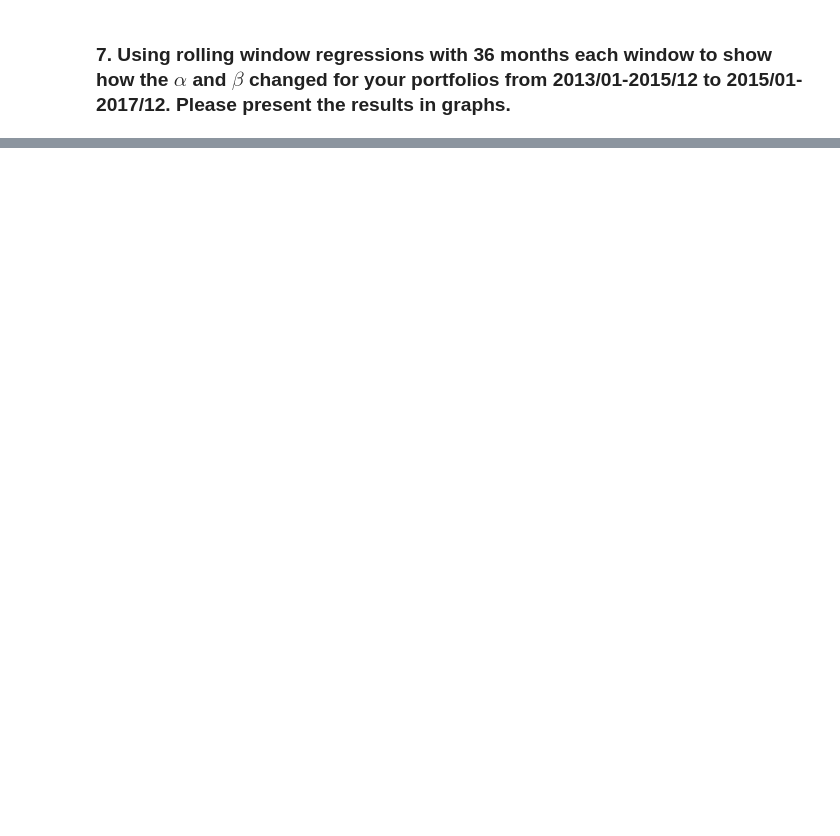
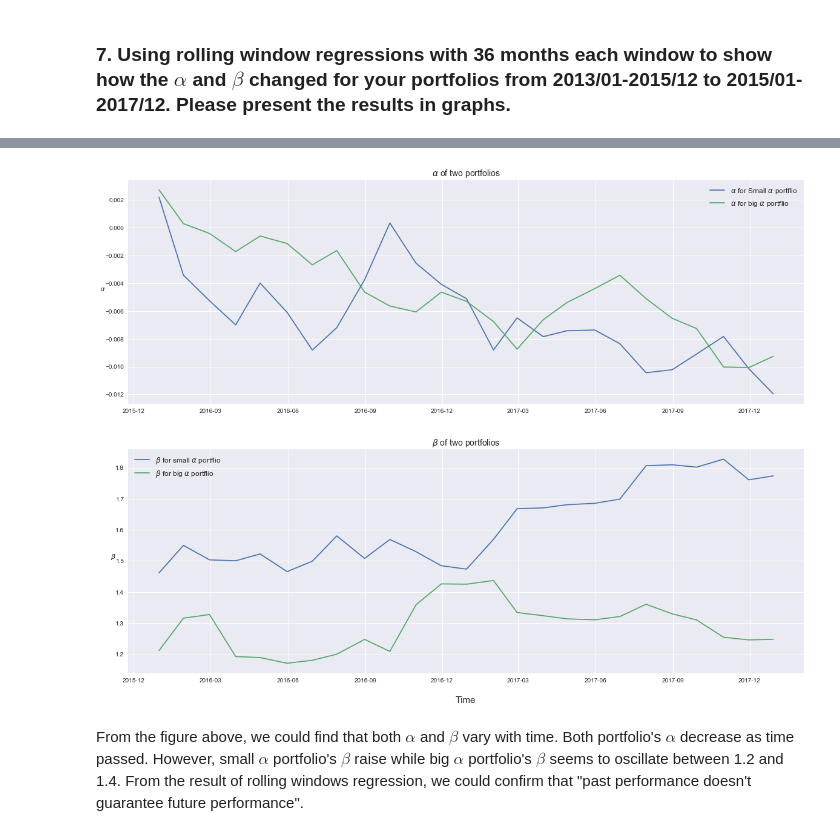
Before and after one commit to Andy-Liu66/2018NCCU-Econometrics, a Jupyter notebook: Homework 1/Homework 1.ipynb, the cells around one changed output, grey strips where cells are left out. Drawn from its saved outputs; the diff is of its cells as text; code cells hidden in the pictures; blank space fills up the shorter version.

```diff
--- a/Homework 1/Homework 1.ipynb
+++ b/Homework 1/Homework 1.ipynb
@@ -671,0 +672,23 @@ https://sebastianraschka.com/Articles/2014_ipython_internal_links.html
+# %%
+def run_rolling_regression(data, timeframe):
+    result = pd.DataFrame([])
+    for i in range(len(data) - timeframe + 1):
+        temp_data = data.iloc[i:i+timeframe, ]
+        temp_reg_result = run_regression(temp_data.MKTRF, temp_data.RIRF)
+        temp_reg_result.index = [temp_data.iloc[-1, ].DATE]
+        result = pd.concat([result, temp_reg_result])
+    return result
+# %%
+# select data which lie between 2008/01/01 and 2012/12/31
+date_start = datetime.strptime("2013/01/01", "%Y/%m/%d").date()
+date_end = datetime.strptime("2017/12/31", "%Y/%m/%d").date()
+
+small_temp_result = small_temp_result[(small_temp_result.DATE > date_start) &
+                                      (small_temp_result.DATE <= date_end)]
+
+big_temp_result = big_temp_result[(big_temp_result.DATE > date_start) &
+                                  (big_temp_result.DATE <= date_end)]
+
+# run regression
+small_alpha_reg_result = run_rolling_regression(small_temp_result, 36)
+big_alpha_reg_result = run_rolling_regression(big_temp_result, 36)
@@ -671,0 +715,24 @@ https://sebastianraschka.com/Articles/2014_ipython_internal_links.html
+# %%
+# plot result of alpha and beta for both portfolio
+fig, ax = plt.subplots(2, 1, figsize = (20, 15))
+fig.text(0.5, 0.08, "Time", fontsize = 15)
+
+ax1 = ax[0]
+ax1.plot(small_alpha_reg_result.Alpha, label=r"$\alpha$ for Small $\alpha$ portflio")
+ax1.plot(big_alpha_reg_result.Alpha, label=r"$\alpha$ for big $\alpha$ portflio")
+plt.sca(ax1)
+plt.ylabel(r"$\alpha$", rotation=0, size=10)
+plt.title(r"$\alpha$ of two portfolios", size=14)
+plt.legend(fontsize=12)
+
+ax2 = ax[1]
+ax2.plot(small_alpha_reg_result.Beta, label=r"$\beta$ for small $\alpha$ portflio")
+ax2.plot(big_alpha_reg_result.Beta, label=r"$\beta$ for big $\alpha$ portflio")
+plt.sca(ax2)
+plt.ylabel(r"$\beta$", rotation=0)
+plt.title(r"$\beta$ of two portfolios", size=14)
+plt.legend(fontsize=12);
+# %% [output]
+[figure, added]
+# %% [markdown]
+From the figure above, we could find that both $\alpha$ and $\beta$ vary with time. Both portfolio's $\alpha$ decrease as time passed. However, small $\alpha$ portfolio's $\beta$ raise while big $\alpha$ portfolio's $\beta$ seems to oscillate between 1.2 and 1.4. From the result of rolling windows regression, we could confirm that "past performance doesn't guarantee future performance".
```
Also changed, not shown: parts of 9 cells of this notebook.
